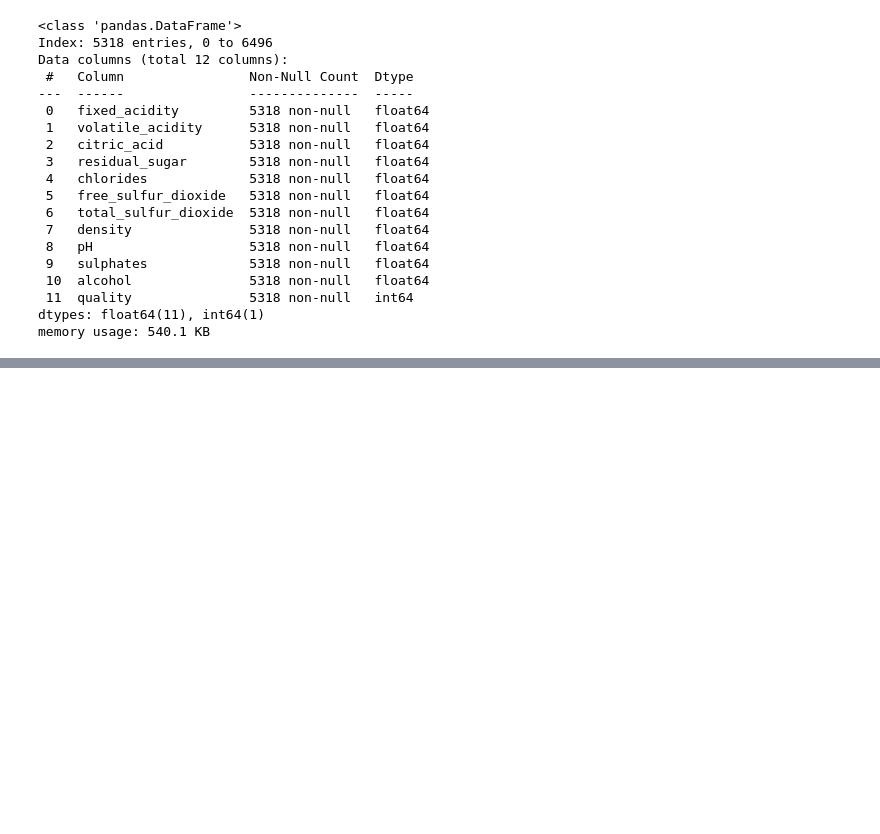
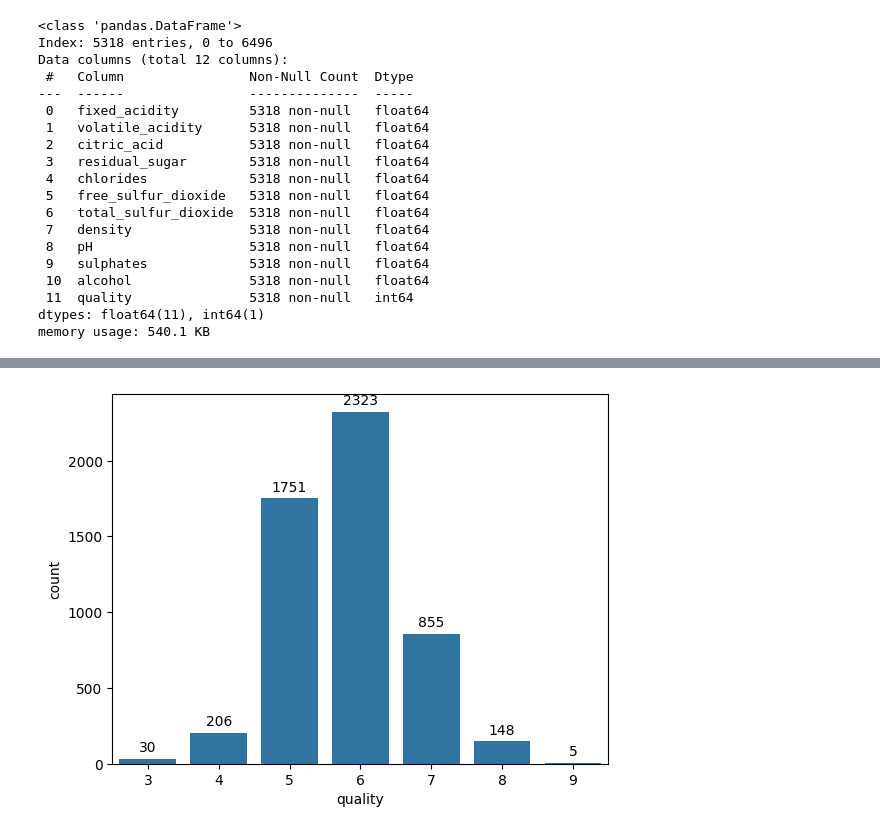
Before and after one commit to DenizBerkDemirag/wine-quality, a Jupyter notebook: eda_analysis.ipynb, the cells around one changed output, grey strips where cells are left out. Saved outputs shown, nothing was run; the diff lists cells and outputs as text; code cells hidden in the pictures; blank space fills up the shorter version.

```diff
--- a/eda_analysis.ipynb
+++ b/eda_analysis.ipynb
@@ -35,7 +35,7 @@ print(x.shape, y.shape)
 # %% [output]
 (6497, 11) (6497, 1)
 # %%
-df = pd.concat([x, y, color], axis=1)
+df = pd.concat([x, y], axis=1)
 # %%
 df.head()
 # %% [output]
@@ -111,0 +129,8 @@ memory usage: 540.1 KB
+# %%
+ax = sns.countplot(data=df, x='quality')
+for container in ax.containers:
+    ax.bar_label(container, padding=3)
+
+plt.show()
+# %% [output]
+[figure, added]
```
Also changed, not shown: parts of 2 cells of this notebook.
